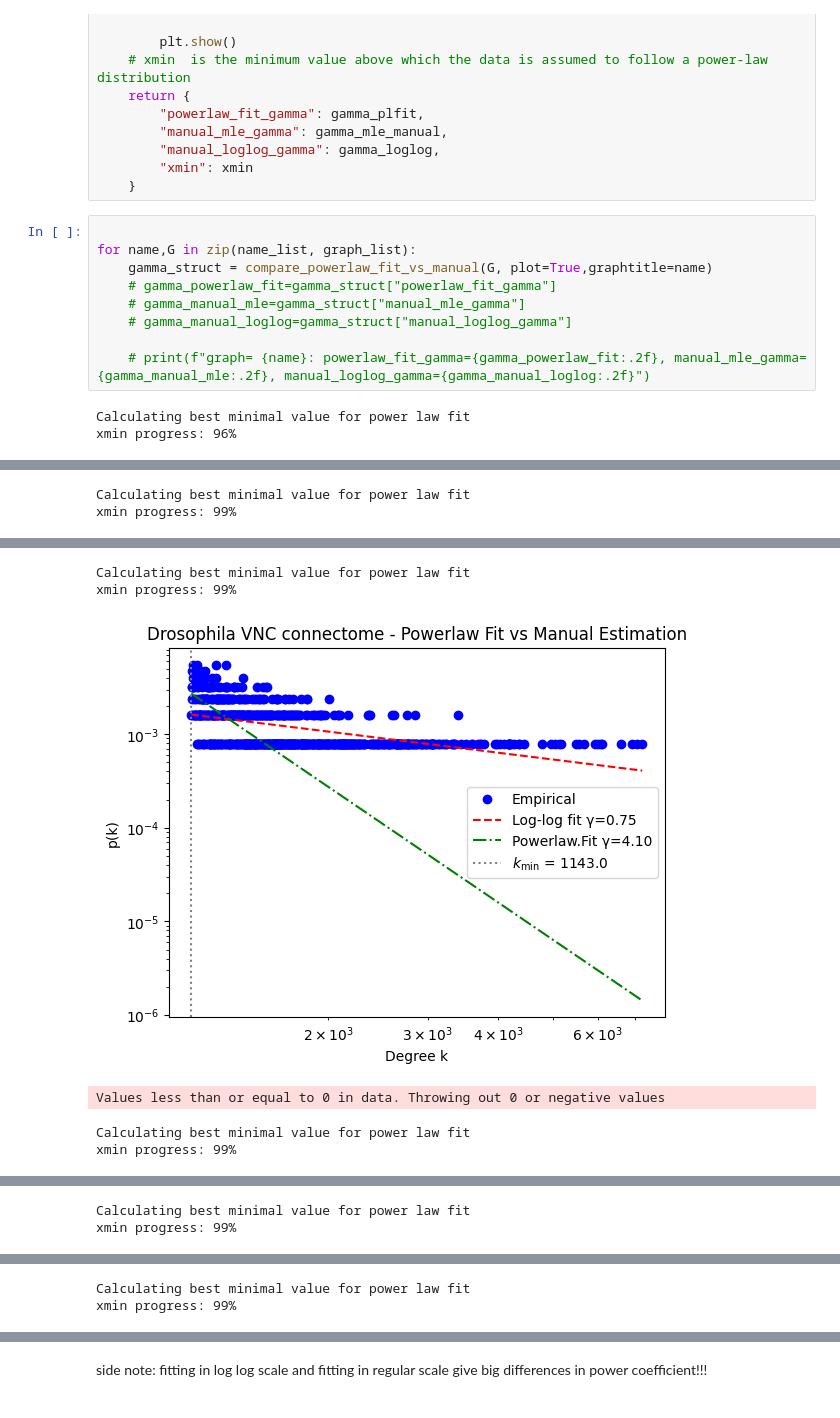
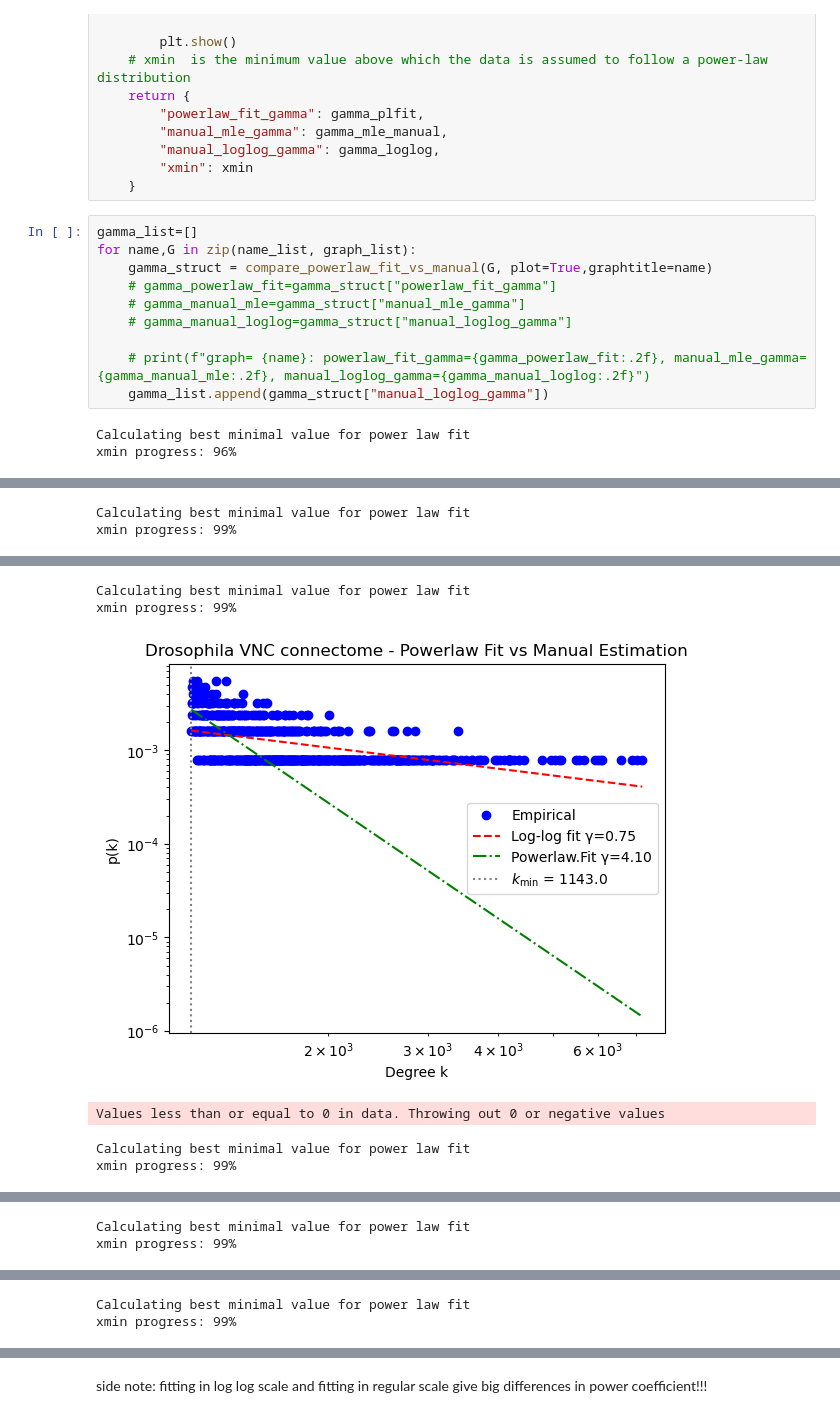
Before and after one commit to haotianh9/graph_teaching, a Jupyter notebook: NetworkScience/4_Scale_free_property.ipynb, the cells around one changed output, grey strips where cells are left out. Saved outputs shown, nothing was run; the diff lists cells and outputs as text.

```diff
--- a/NetworkScience/4_Scale_free_property.ipynb
+++ b/NetworkScience/4_Scale_free_property.ipynb
@@ -138,7 +216,7 @@ def compare_powerlaw_fit_vs_manual(G, plot=False, graphtitle=None):
         "xmin": xmin
     }
 # %%
-
+gamma_list=[]
 for name,G in zip(name_list, graph_list):
     gamma_struct = compare_powerlaw_fit_vs_manual(G, plot=True,graphtitle=name)
     # gamma_powerlaw_fit=gamma_struct["powerlaw_fit_gamma"]
@@ -146,6 +224,7 @@ for name,G in zip(name_list, graph_list):
     # gamma_manual_loglog=gamma_struct["manual_loglog_gamma"]
 
     # print(f"graph= {name}: powerlaw_fit_gamma={gamma_powerlaw_fit:.2f}, manual_mle_gamma={gamma_manual_mle:.2f}, manual_loglog_gamma={gamma_manual_loglog:.2f}")
+    gamma_list.append(gamma_struct["manual_loglog_gamma"])
 # %% [output]
 Calculating best minimal value for power law fit
 xmin progress: 96%
@@ -156,6 +235,6 @@ xmin progress: 99%
 Calculating best minimal value for power law fit
 xmin progress: 99%
-[figure, old version]
+[figure, new version]
 Values less than or equal to 0 in data. Throwing out 0 or negative values
 Calculating best minimal value for power law fit
 xmin progress: 99%
```
Also changed, not shown: parts of 6 cells of this notebook.
